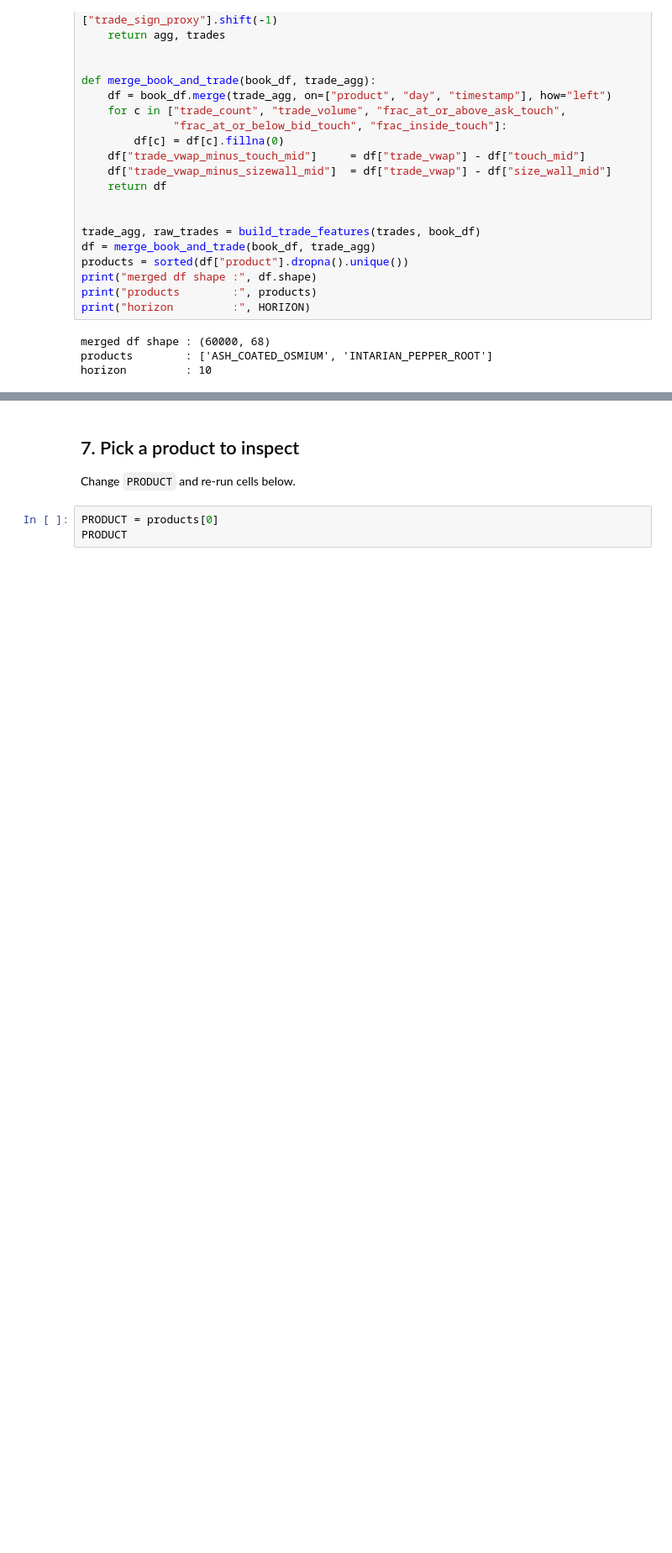
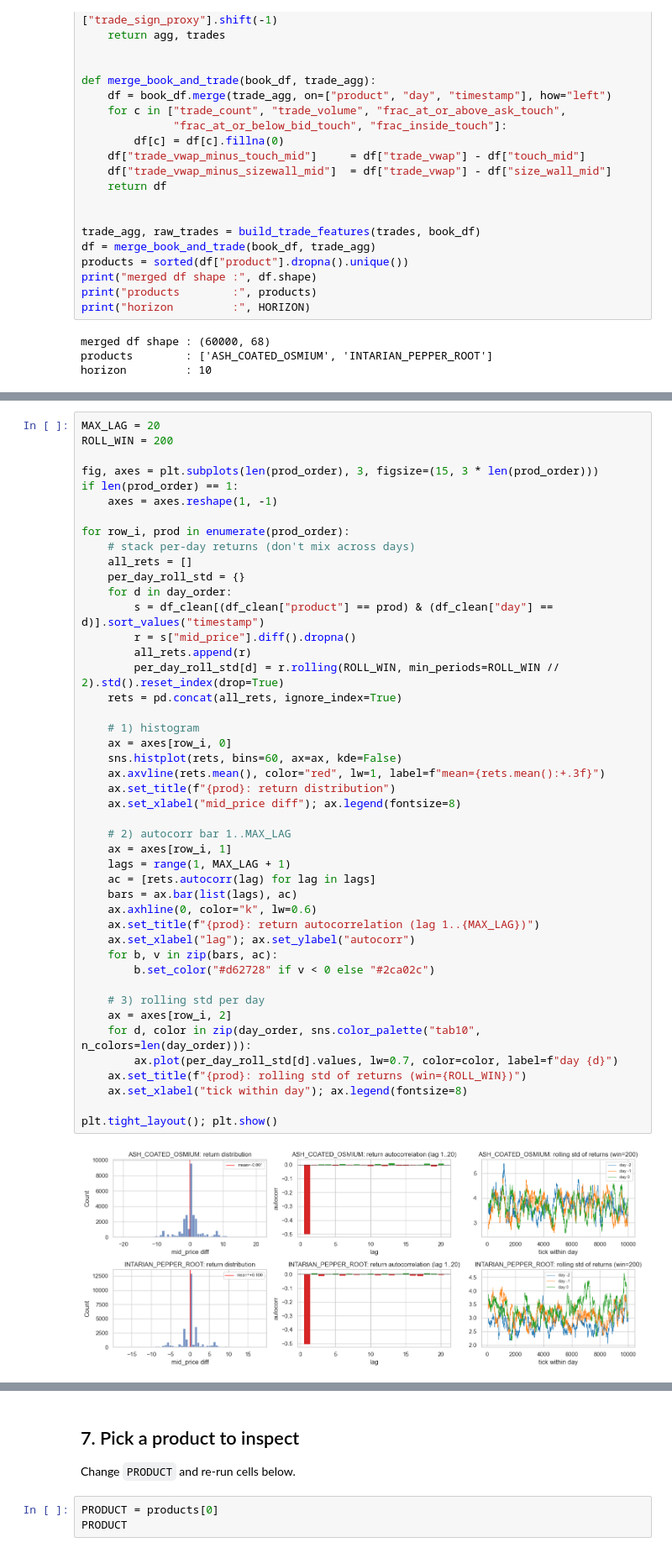
Before and after one commit to Sophbx/imc_prosperity4, a Jupyter notebook: Round1/analysis_v2.ipynb, the cells around one changed output, grey strips where cells are left out. Shown at 84% size. Cells and saved outputs as stored; diff of their text form; blank space fills up the shorter version.

```diff
--- a/Round1/analysis_v2.ipynb
+++ b/Round1/analysis_v2.ipynb
@@ -314,0 +410,47 @@ horizon         : 10
+# %%
+MAX_LAG = 20
+ROLL_WIN = 200
+
+fig, axes = plt.subplots(len(prod_order), 3, figsize=(15, 3 * len(prod_order)))
+if len(prod_order) == 1:
+    axes = axes.reshape(1, -1)
+
+for row_i, prod in enumerate(prod_order):
+    # stack per-day returns (don't mix across days)
+    all_rets = []
+    per_day_roll_std = {}
+    for d in day_order:
+        s = df_clean[(df_clean["product"] == prod) & (df_clean["day"] == d)].sort_values("timestamp")
+        r = s["mid_price"].diff().dropna()
+        all_rets.append(r)
+        per_day_roll_std[d] = r.rolling(ROLL_WIN, min_periods=ROLL_WIN // 2).std().reset_index(drop=True)
+    rets = pd.concat(all_rets, ignore_index=True)
+
+    # 1) histogram
+    ax = axes[row_i, 0]
+    sns.histplot(rets, bins=60, ax=ax, kde=False)
+    ax.axvline(rets.mean(), color="red", lw=1, label=f"mean={rets.mean():+.3f}")
+    ax.set_title(f"{prod}: return distribution")
+    ax.set_xlabel("mid_price diff"); ax.legend(fontsize=8)
+
+    # 2) autocorr bar 1..MAX_LAG
+    ax = axes[row_i, 1]
+    lags = range(1, MAX_LAG + 1)
+    ac = [rets.autocorr(lag) for lag in lags]
+    bars = ax.bar(list(lags), ac)
+    ax.axhline(0, color="k", lw=0.6)
+    ax.set_title(f"{prod}: return autocorrelation (lag 1..{MAX_LAG})")
+    ax.set_xlabel("lag"); ax.set_ylabel("autocorr")
+    for b, v in zip(bars, ac):
+        b.set_color("#d62728" if v < 0 else "#2ca02c")
+
+    # 3) rolling std per day
+    ax = axes[row_i, 2]
+    for d, color in zip(day_order, sns.color_palette("tab10", n_colors=len(day_order))):
+        ax.plot(per_day_roll_std[d].values, lw=0.7, color=color, label=f"day {d}")
+    ax.set_title(f"{prod}: rolling std of returns (win={ROLL_WIN})")
+    ax.set_xlabel("tick within day"); ax.legend(fontsize=8)
+
+plt.tight_layout(); plt.show()
+# %% [output]
+[figure, added]
```
Also changed, not shown: parts of 19 cells of this notebook.
